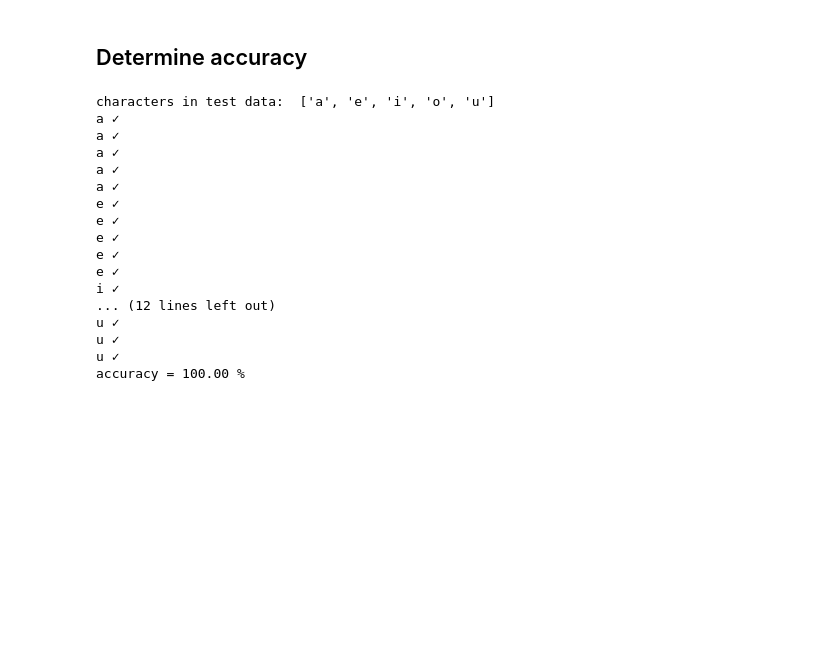
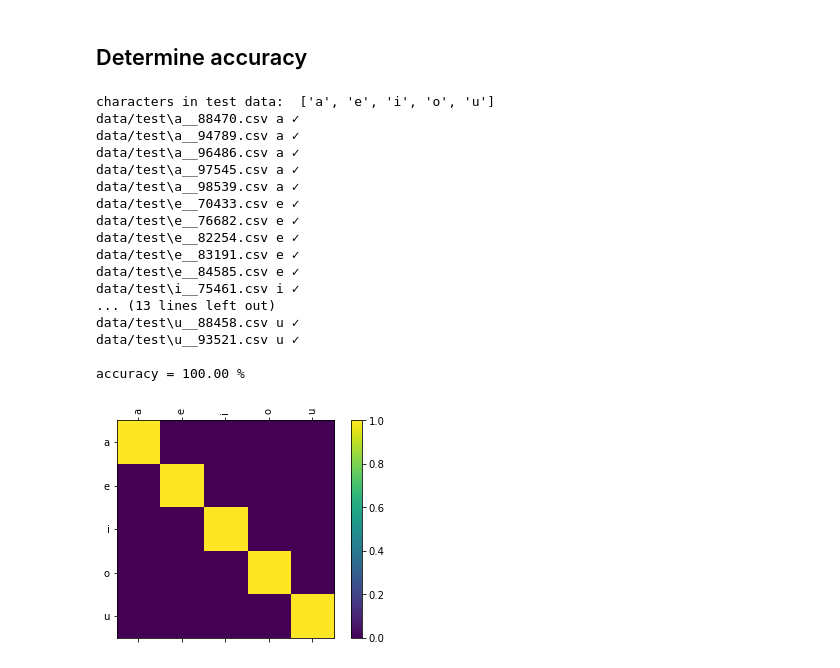
Before and after one commit to erikhelmut/japanese-character-classification, a Jupyter notebook: main_lstm.ipynb, the cells around one changed output. Saved outputs shown, nothing was run; the diff lists cells and outputs as text; code cells hidden in the pictures; blank space fills up the shorter version.

Commit message:
add confusion matrix

```diff
--- a/main_lstm.ipynb
+++ b/main_lstm.ipynb
@@ -309,7 +308,7 @@ torch.save(model.state_dict(), FILE)
 # %%
 FILE = "main_lstm.pth"
 loaded_model = RNN(input_size, hidden_size, n_layers, n_characters).to(device)
-loaded_model.load_state_dict(torch.load(FILE))
+loaded_model.load_state_dict(torch.load(FILE, map_location=device))
 loaded_model.eval()
 # %% [output]
 RNN(
@@ -322,46 +321,72 @@ RNN(
 # %%
 # load test dataset
 character_files, all_characters = load_data(subfolder="test")
 print("characters in test data: ", all_characters)
+
+# keep track of correct guesses in a confusion matrix
+confusion = torch.zeros(n_characters, n_characters)
 
 with torch.no_grad():
     n_correct = 0
     n_samples = 0
 
     for character in all_characters:
         # all files from one character
         for file in character_files[character]:
             file_tensor = file_to_tensor(file).to(device)
             # get output
             output = loaded_model(file_tensor).to(device)
             # get character from output
             guess = character_from_output(output)
             n_samples += 1
             if guess == character:
                 n_correct += 1
                 correct = "✓"
             else:
                 correct = "✗ (%s)" % character
+            confusion[all_characters.index(character)][all_characters.index(guess)] += 1
 
-            print(guess, correct)
+            print(file, guess, correct)
 
-    acc = 100.0 * n_correct / n_samples
-    print(f"accuracy = {acc:.2f} %")
+    # normalize by dividing every row by its sum
+    for i in range(n_characters):
+        confusion[i] = confusion[i] / confusion[i].sum()
+
+acc = 100.0 * n_correct / n_samples
+print(f"\naccuracy = {acc:.2f} %\n")
+
+# set up plot
+fig = plt.figure()
+ax = fig.add_subplot(111)
+cax = ax.matshow(confusion.numpy())
+fig.colorbar(cax)
+
+# set up axes
+ax.set_xticklabels([''] + all_characters, rotation=90)
+ax.set_yticklabels([''] + all_characters)
+
+# force label at every tick
+ax.xaxis.set_major_locator(ticker.MultipleLocator(1))
+ax.yaxis.set_major_locator(ticker.MultipleLocator(1))
+
+# sphinx_gallery_thumbnail_number = 2
+plt.show()
 # %% [output]
 characters in test data:  ['a', 'e', 'i', 'o', 'u']
-a ✓
-a ✓
-a ✓
-a ✓
-a ✓
-e ✓
-e ✓
-e ✓
-e ✓
-e ✓
-i ✓
-... (12 lines left out)
-u ✓
-u ✓
-u ✓
+data/test\a__88470.csv a ✓
+data/test\a__94789.csv a ✓
+data/test\a__96486.csv a ✓
+data/test\a__97545.csv a ✓
+data/test\a__98539.csv a ✓
+data/test\e__70433.csv e ✓
+data/test\e__76682.csv e ✓
+data/test\e__82254.csv e ✓
+data/test\e__83191.csv e ✓
+data/test\e__84585.csv e ✓
+data/test\i__75461.csv i ✓
+... (13 lines left out)
+data/test\u__88458.csv u ✓
+data/test\u__93521.csv u ✓
+
 accuracy = 100.00 %
+[figure, added]
```
Also changed, not shown: parts of 2 cells of this notebook.
